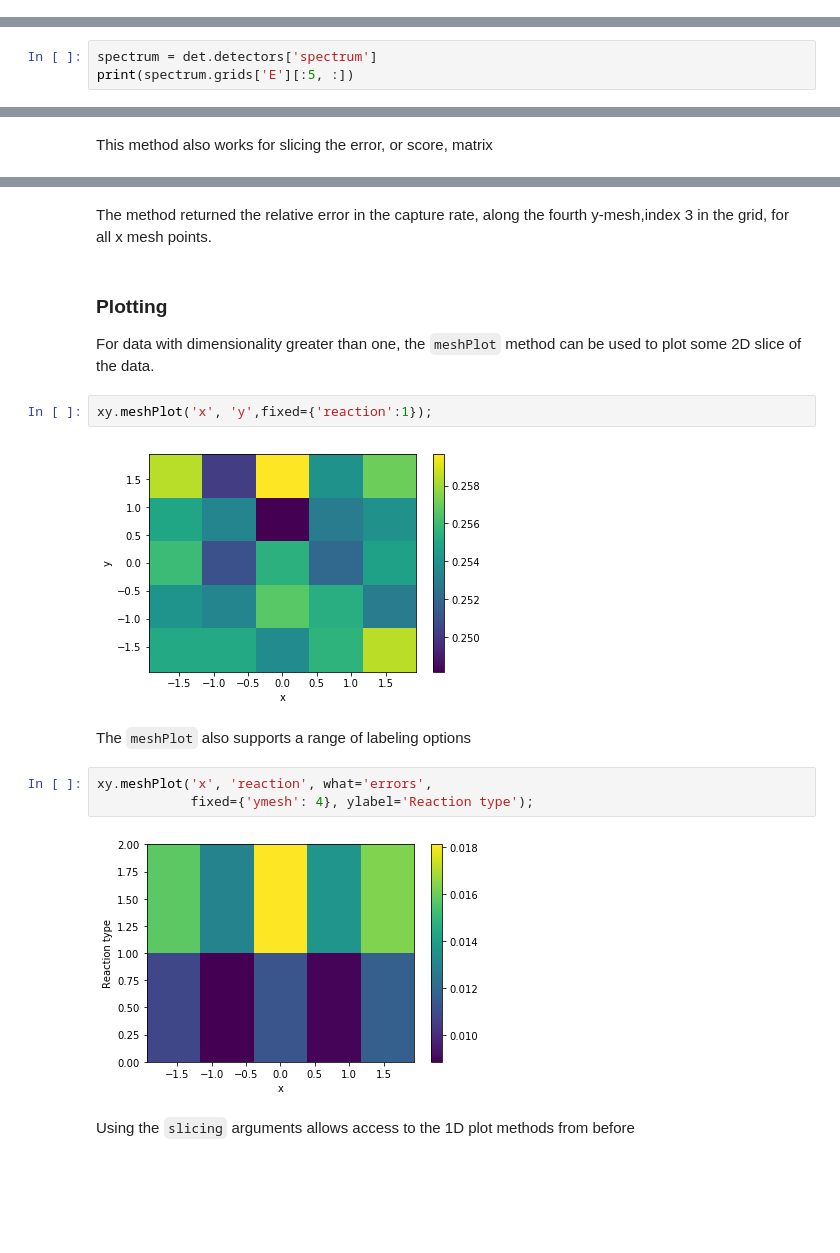
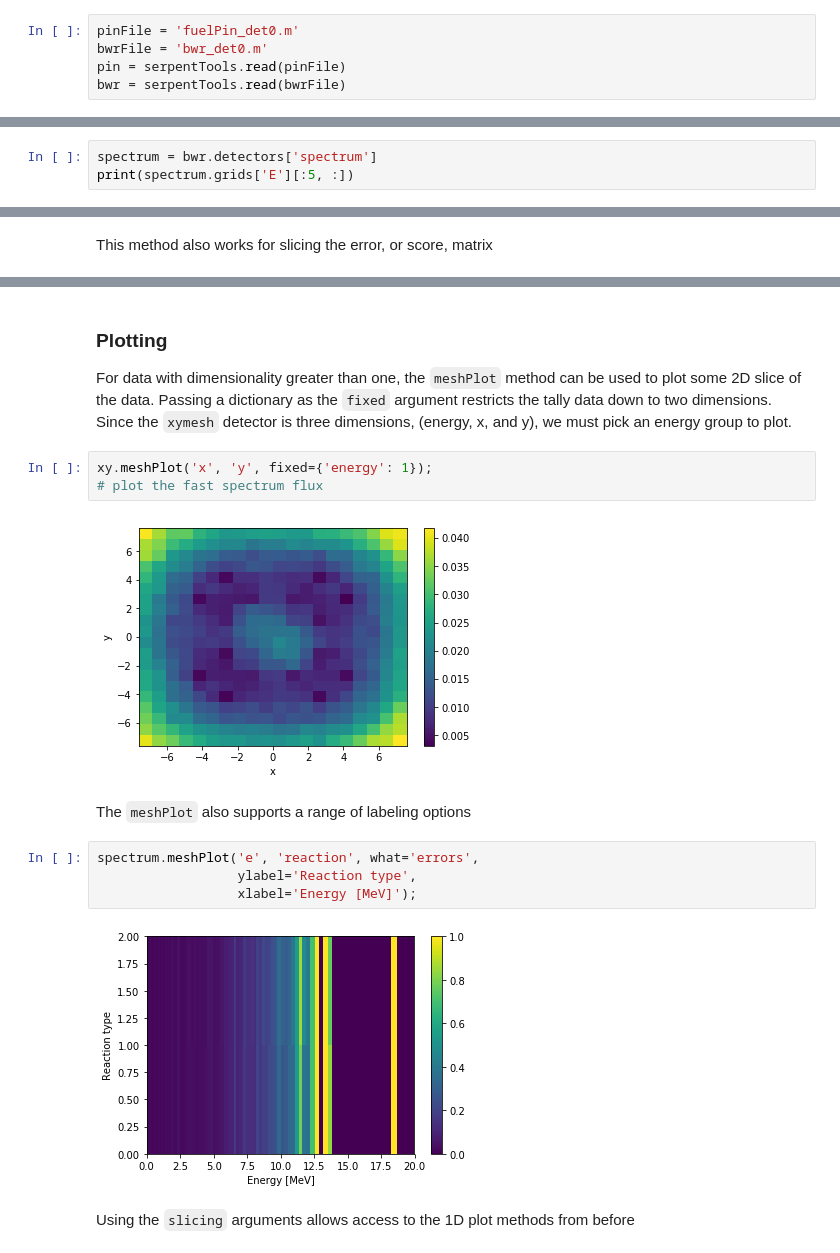
Before and after one commit to CORE-GATECH-GROUP/serpent-tools, a Jupyter notebook: examples/Detector.ipynb, the cells around one changed output, grey strips where cells are left out. Drawn from its saved outputs; the diff is of its cells as text; blank space fills up the shorter version.

```diff
--- a/examples/Detector.ipynb
+++ b/examples/Detector.ipynb
@@ -28,0 +19,5 @@ det.detectors
+# %%
+pinFile = 'fuelPin_det0.m'
+bwrFile = 'bwr_det0.m'
+pin = serpentTools.read(pinFile)
+bwr = serpentTools.read(bwrFile)
@@ -146,6 +153,6 @@ nodeFlx.plot(xdim='universe', what='errors');
 # %% [markdown]
 For detectors that include some grid matrices, such as spatial or energy meshes `DET<name>E`, these arrays are stored in the `grids` dictionary
 # %%
-spectrum = det.detectors['spectrum']
+spectrum = bwr.detectors['spectrum']
 print(spectrum.grids['E'][:5, :])
 # %% [output]
@@ -215,19 +233,19 @@ array([ 0.01576,  0.01299,  0.01811,  0.01367,  0.01632])
-# %% [markdown]
-The method returned the relative error in the capture rate, along the fourth y-mesh,index 3 in the grid, for all x mesh points.
 # %% [markdown]
 ### Plotting
-For data with dimensionality greater than one, the `meshPlot` method can be used to plot some 2D slice of the data.
+For data with dimensionality greater than one, the `meshPlot` method can be used to plot some 2D slice of the data. Passing a dictionary as the `fixed` argument restricts the tally data down to two dimensions. Since the `xymesh` detector is three dimensions, (energy, x, and y), we must pick an energy group to plot.
 # %%
-xy.meshPlot('x', 'y',fixed={'reaction':1});
+xy.meshPlot('x', 'y', fixed={'energy': 1});
+# plot the fast spectrum flux
 # %% [output]
-[figure, old version]
+[figure, new version]
 # %% [markdown]
 The `meshPlot` also supports a range of labeling options
 # %%
-xy.meshPlot('x', 'reaction', what='errors',
-            fixed={'ymesh': 4}, ylabel='Reaction type');
+spectrum.meshPlot('e', 'reaction', what='errors',
+                  ylabel='Reaction type',
+                  xlabel='Energy [MeV]');
 # %% [output]
-[figure, old version]
+[figure, new version]
 # %% [markdown]
 Using the `slicing` arguments allows access to the 1D plot methods from before
 # %%
```
Also changed, not shown: parts of 23 cells of this notebook, 4 other files.
